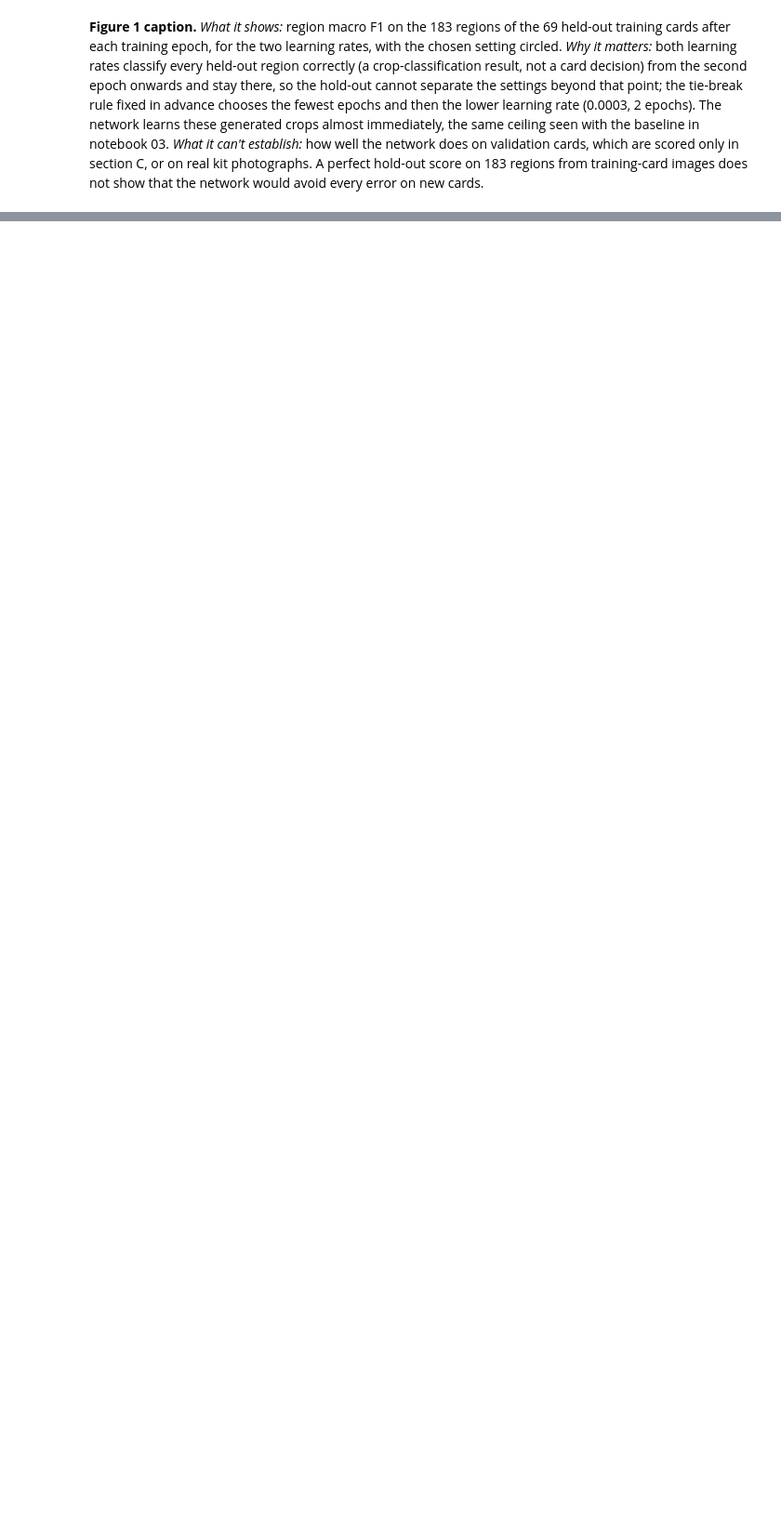
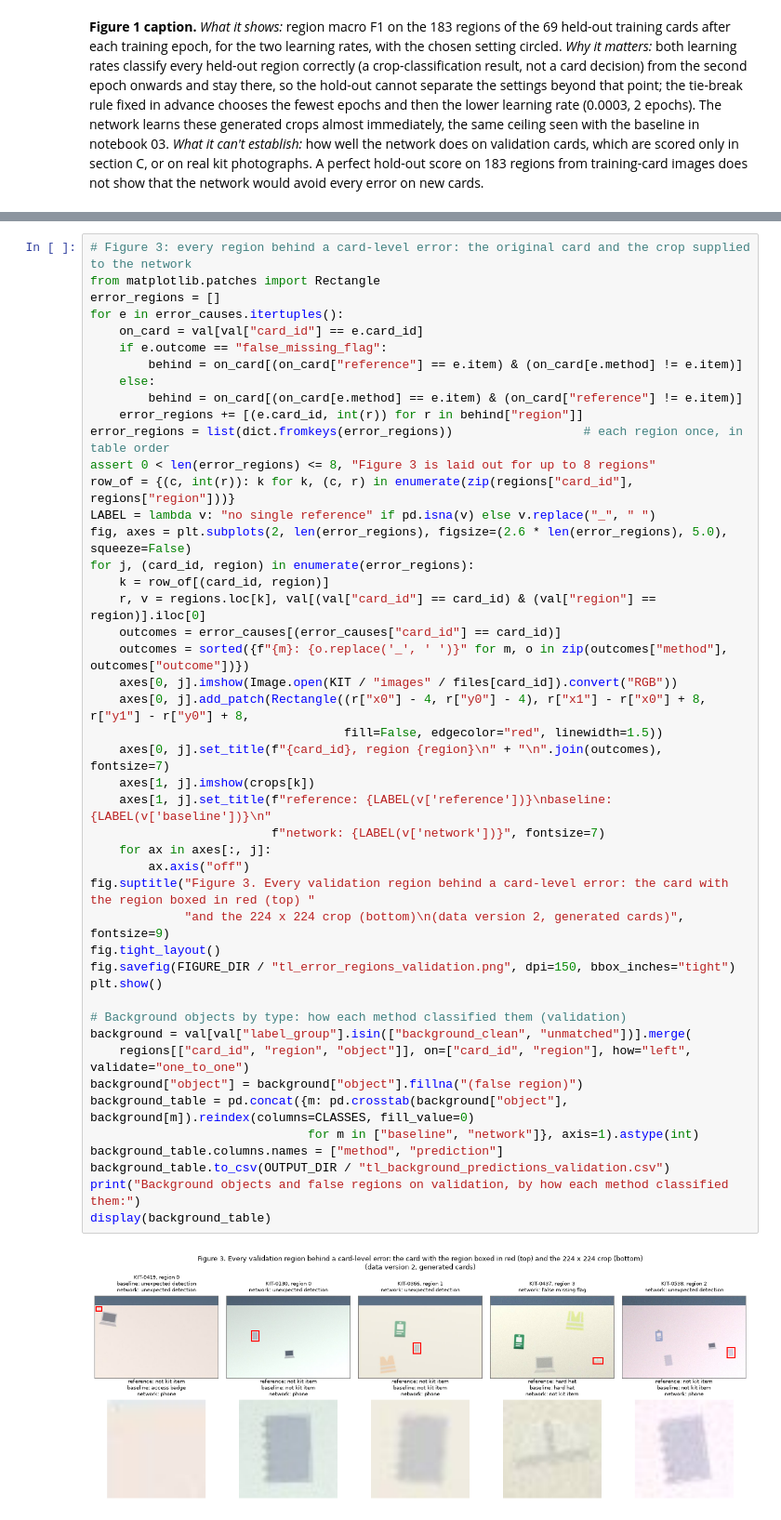
Before and after one commit to isabellemclean1001-blip/AIDA_Izzy_HR_Onboarding_Project-review, a Jupyter notebook: AIDA-2154/final-project/analysis/04_transfer_learning.ipynb, the cells around one changed output, grey strips where cells are left out. Shown at 93% size. Saved outputs shown, nothing was run; the diff lists cells and outputs as text; blank space fills up the shorter version.

```diff
--- a/AIDA-2154/final-project/analysis/04_transfer_learning.ipynb
+++ b/AIDA-2154/final-project/analysis/04_transfer_learning.ipynb
@@ -356,0 +750,48 @@ Rebuilt model from the pretrained weights and the saved layers: predictions on t
+# %%
+# Figure 3: every region behind a card-level error: the original card and the crop supplied to the network
+from matplotlib.patches import Rectangle
+error_regions = []
+for e in error_causes.itertuples():
+    on_card = val[val["card_id"] == e.card_id]
+    if e.outcome == "false_missing_flag":
+        behind = on_card[(on_card["reference"] == e.item) & (on_card[e.method] != e.item)]
+    else:
+        behind = on_card[(on_card[e.method] == e.item) & (on_card["reference"] != e.item)]
+    error_regions += [(e.card_id, int(r)) for r in behind["region"]]
+error_regions = list(dict.fromkeys(error_regions))                  # each region once, in table order
+assert 0 < len(error_regions) <= 8, "Figure 3 is laid out for up to 8 regions"
+row_of = {(c, int(r)): k for k, (c, r) in enumerate(zip(regions["card_id"], regions["region"]))}
+LABEL = lambda v: "no single reference" if pd.isna(v) else v.replace("_", " ")
+fig, axes = plt.subplots(2, len(error_regions), figsize=(2.6 * len(error_regions), 5.0), squeeze=False)
+for j, (card_id, region) in enumerate(error_regions):
+    k = row_of[(card_id, region)]
+    r, v = regions.loc[k], val[(val["card_id"] == card_id) & (val["region"] == region)].iloc[0]
+    outcomes = error_causes[(error_causes["card_id"] == card_id)]
+    outcomes = sorted({f"{m}: {o.replace('_', ' ')}" for m, o in zip(outcomes["method"], outcomes["outcome"])})
+    axes[0, j].imshow(Image.open(KIT / "images" / files[card_id]).convert("RGB"))
+    axes[0, j].add_patch(Rectangle((r["x0"] - 4, r["y0"] - 4), r["x1"] - r["x0"] + 8, r["y1"] - r["y0"] + 8,
+                                   fill=False, edgecolor="red", linewidth=1.5))
+    axes[0, j].set_title(f"{card_id}, region {region}\n" + "\n".join(outcomes), fontsize=7)
+    axes[1, j].imshow(crops[k])
+    axes[1, j].set_title(f"reference: {LABEL(v['reference'])}\nbaseline: {LABEL(v['baseline'])}\n"
+                         f"network: {LABEL(v['network'])}", fontsize=7)
+    for ax in axes[:, j]:
+        ax.axis("off")
+fig.suptitle("Figure 3. Every validation region behind a card-level error: the card with the region boxed in red (top) "
+             "and the 224 x 224 crop (bottom)\n(data version 2, generated cards)", fontsize=9)
+fig.tight_layout()
+fig.savefig(FIGURE_DIR / "tl_error_regions_validation.png", dpi=150, bbox_inches="tight")
+plt.show()
+
+# Background objects by type: how each method classified them (validation)
+background = val[val["label_group"].isin(["background_clean", "unmatched"])].merge(
+    regions[["card_id", "region", "object"]], on=["card_id", "region"], how="left", validate="one_to_one")
+background["object"] = background["object"].fillna("(false region)")
+background_table = pd.concat({m: pd.crosstab(background["object"], background[m]).reindex(columns=CLASSES, fill_value=0)
+                              for m in ["baseline", "network"]}, axis=1).astype(int)
+background_table.columns.names = ["method", "prediction"]
+background_table.to_csv(OUTPUT_DIR / "tl_background_predictions_validation.csv")
+print("Background objects and false regions on validation, by how each method classified them:")
+display(background_table)
+# %% [output]
+[figure, added]
```
Also changed, not shown: parts of 11 cells of this notebook, 1 other file.
